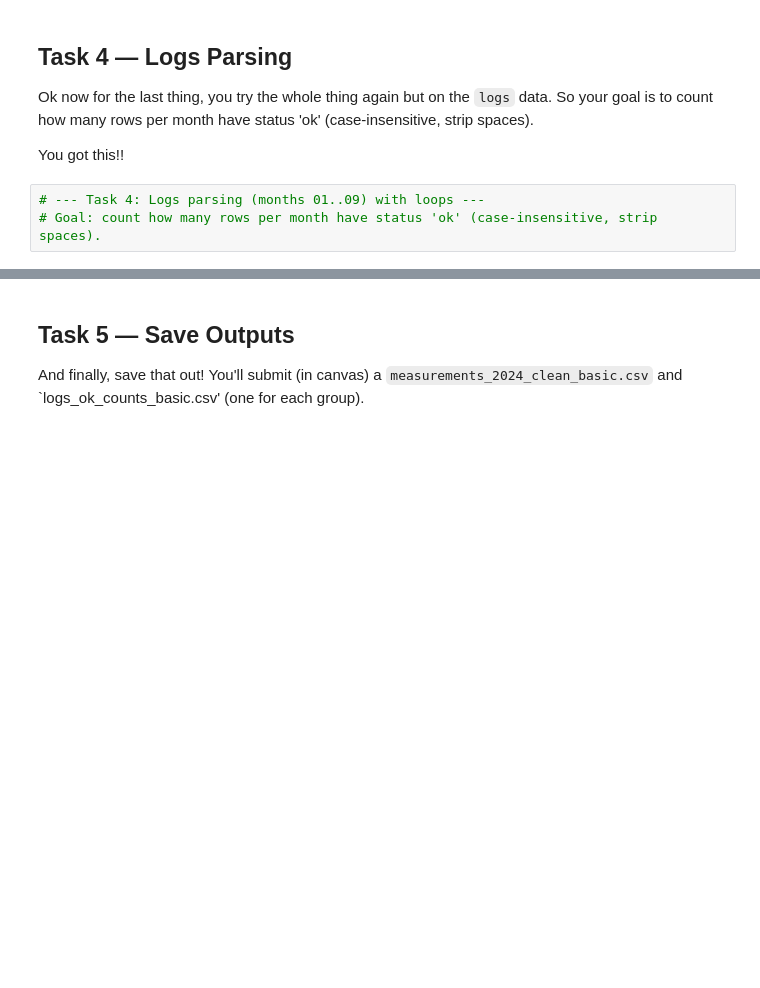
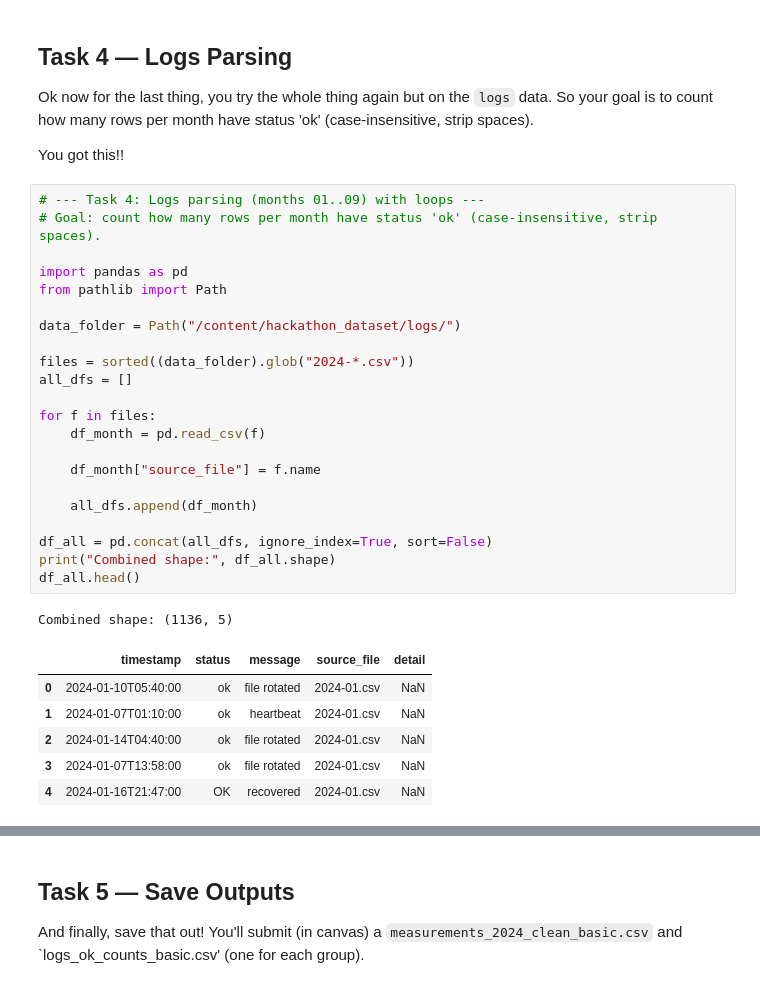
Before and after one commit to solangecdh3/assignments, a Jupyter notebook: hackathons/conditional_loop_hack.ipynb, the cells around one changed output, grey strips where cells are left out. Cells and saved outputs as stored; diff of their text form; blank space fills up the shorter version.

```diff
--- a/hackathons/conditional_loop_hack.ipynb
+++ b/hackathons/conditional_loop_hack.ipynb
@@ -267,3 +267,30 @@ You got this!!
 # %%
 # --- Task 4: Logs parsing (months 01..09) with loops ---
 # Goal: count how many rows per month have status 'ok' (case-insensitive, strip spaces).
+
+import pandas as pd
+from pathlib import Path
+
+data_folder = Path("/content/hackathon_dataset/logs/")
+
+files = sorted((data_folder).glob("2024-*.csv"))
+all_dfs = []
+
+for f in files:
+    df_month = pd.read_csv(f)
+
+    df_month["source_file"] = f.name
+
+    all_dfs.append(df_month)
+
+df_all = pd.concat(all_dfs, ignore_index=True, sort=False)
+print("Combined shape:", df_all.shape)
+df_all.head()
+# %% [output]
+Combined shape: (1136, 5)
+|  | timestamp | status | message | source_file | detail |
+| 0 | 2024-01-10T05:40:00 | ok | file rotated | 2024-01.csv | NaN |
+| 1 | 2024-01-07T01:10:00 | ok | heartbeat | 2024-01.csv | NaN |
+| 2 | 2024-01-14T04:40:00 | ok | file rotated | 2024-01.csv | NaN |
+| 3 | 2024-01-07T13:58:00 | ok | file rotated | 2024-01.csv | NaN |
+| 4 | 2024-01-16T21:47:00 | OK | recovered | 2024-01.csv | NaN |
```
Also changed, not shown: parts of 5 cells of this notebook.
